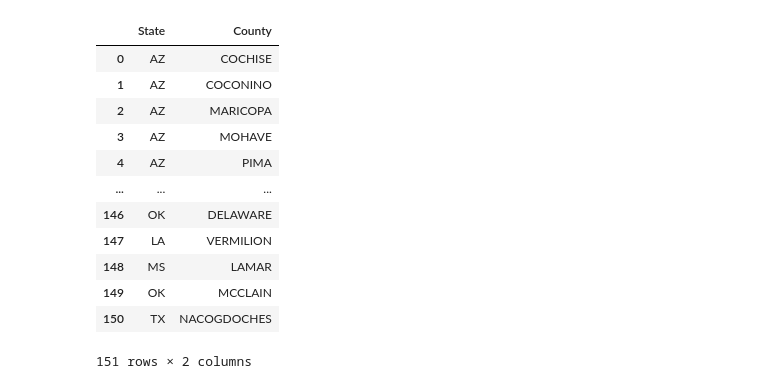
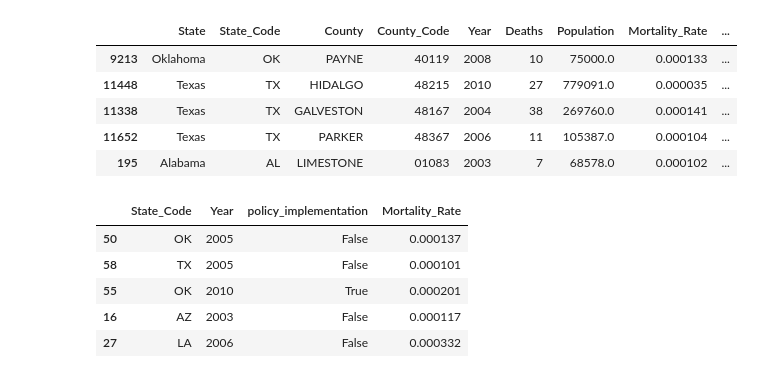
Before and after one commit to MIDS-at-Duke/Opioid-Team-Project-Group-9, a Jupyter notebook: Codes/TX_Analysis/tx_analysis.ipynb, the cells around one changed output. Saved outputs shown, nothing was run; the diff lists cells and outputs as text; code cells hidden in the pictures.

Commit message:
texas analysis

```diff
--- a/Codes/TX_Analysis/tx_analysis.ipynb
+++ b/Codes/TX_Analysis/tx_analysis.ipynb
@@ -10,4 +12,4 @@ pd.set_option("mode.copy_on_write", True)
 # %%
 # loading the Datasets
-population = pd.read_parquet("../../Data/processed/population.parquet")
-mortality = pd.read_parquet("../../Data/processed/mortality.parquet")
+mortality = pd.read_parquet("../../Data/processed/mortality_corrected.parquet")
+shipment = pd.read_parquet("../../Data/processed/shipment_eda.parquet")
@@ -35,4 +34,20 @@ state_list = ["AZ", "NM", "TX", "LA", "MS", "AR", "OK"]
+# %%
+# Creating control variables
+
+# Enter the Test State Below
+test_state = "TX"
+
+# Enter list of states required below, Included the test state
+state_list = ["NM", "TX", "LA", "AR", "OK", "MS", "AL", "AZ"]
+
+# Year control variable
+policy_year = 2007  # year the policy was implemented
+start_year = 2003  # desired start year for analysis
+end_year = 2010  # desired end year for analysis
 # %%
 # subset the data
-mortality = mortality[mortality["State"].isin(state_list)]
+mortality = mortality[mortality["State_Code"].isin(state_list)]
+mortality = mortality[
+    (mortality["Year"] >= start_year) & (mortality["Year"] <= end_year)
+]
 # %%
@@ -119,18 +60,19 @@ unique_combis
-# %%
-# Combination list
-unique_combis2 = mortality[["State", "County"]].drop_duplicates().reset_index(drop=True)
-unique_combis2
-# %% [output]
-|  | State | County |
-| 0 | AZ | COCHISE |
-| 1 | AZ | COCONINO |
-| 2 | AZ | MARICOPA |
-| 3 | AZ | MOHAVE |
-| 4 | AZ | PIMA |
-| ... | ... | ... |
-| 146 | OK | DELAWARE |
-| 147 | LA | VERMILION |
-| 148 | MS | LAMAR |
-| 149 | OK | MCCLAIN |
-| 150 | TX | NACOGDOCHES |
-151 rows × 2 columns
+# %%
+# Add columns to tag the rows for pre-post policy implementation and test-control
+
+# Tagging the rows for pre-post policy implementation
+mortality["policy_implementation"] = mortality["Year"] >= policy_year
+
+# Tagging the rows for test-control
+mortality["State_Type"] = mortality["State_Code"].apply(
+    lambda x: "Test" if x == test_state else "Control"
+)
+# %%
+mortality.sample(5)
+# %% [output]
+|  | State | State_Code | County | County_Code | Year | Deaths | Population | Mortality_Rate | ... |
+| 9213 | Oklahoma | OK | PAYNE | 40119 | 2008 | 10 | 75000.0 | 0.000133 | ... |
+| 11448 | Texas | TX | HIDALGO | 48215 | 2010 | 27 | 779091.0 | 0.000035 | ... |
+| 11338 | Texas | TX | GALVESTON | 48167 | 2004 | 38 | 269760.0 | 0.000141 | ... |
+| 11652 | Texas | TX | PARKER | 48367 | 2006 | 11 | 105387.0 | 0.000104 | ... |
+| 195 | Alabama | AL | LIMESTONE | 01083 | 2003 | 7 | 68578.0 | 0.000102 | ... |
@@ -136,0 +85,9 @@ unique_combis2
+# %%
+mortality_2.sample(5)
+# %% [output]
+|  | State_Code | Year | policy_implementation | Mortality_Rate |
+| 50 | OK | 2005 | False | 0.000137 |
+| 58 | TX | 2005 | False | 0.000101 |
+| 55 | OK | 2010 | True | 0.000201 |
+| 16 | AZ | 2003 | False | 0.000117 |
+| 27 | LA | 2006 | False | 0.000332 |
```
Also changed, not shown: parts of 19 cells of this notebook.
